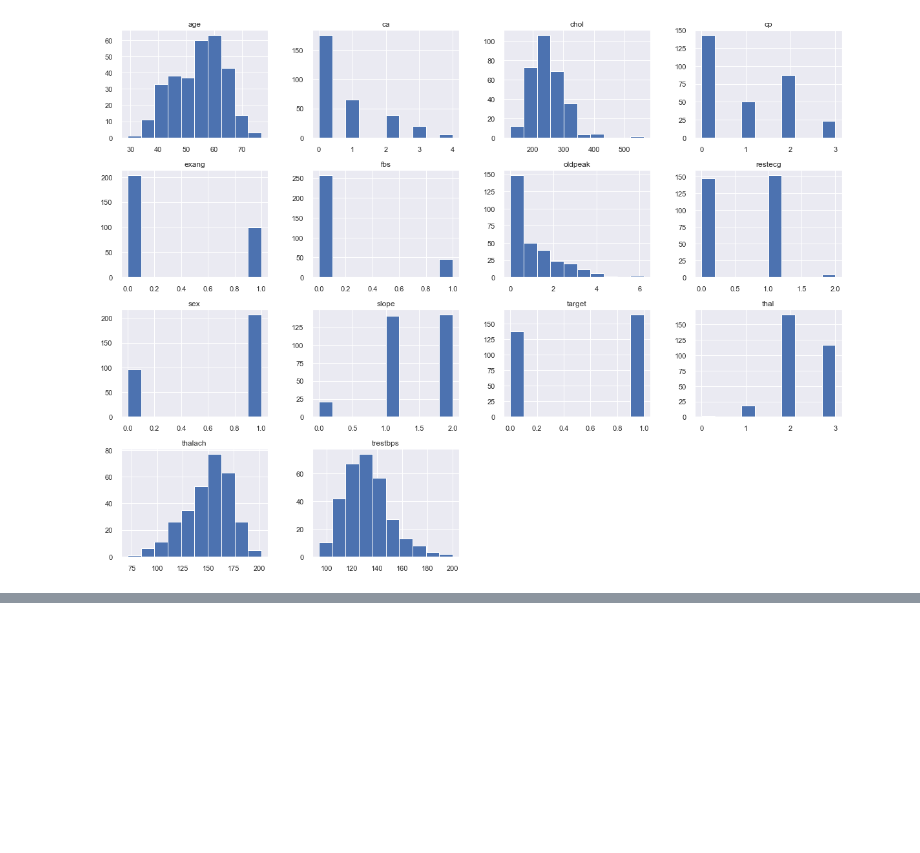
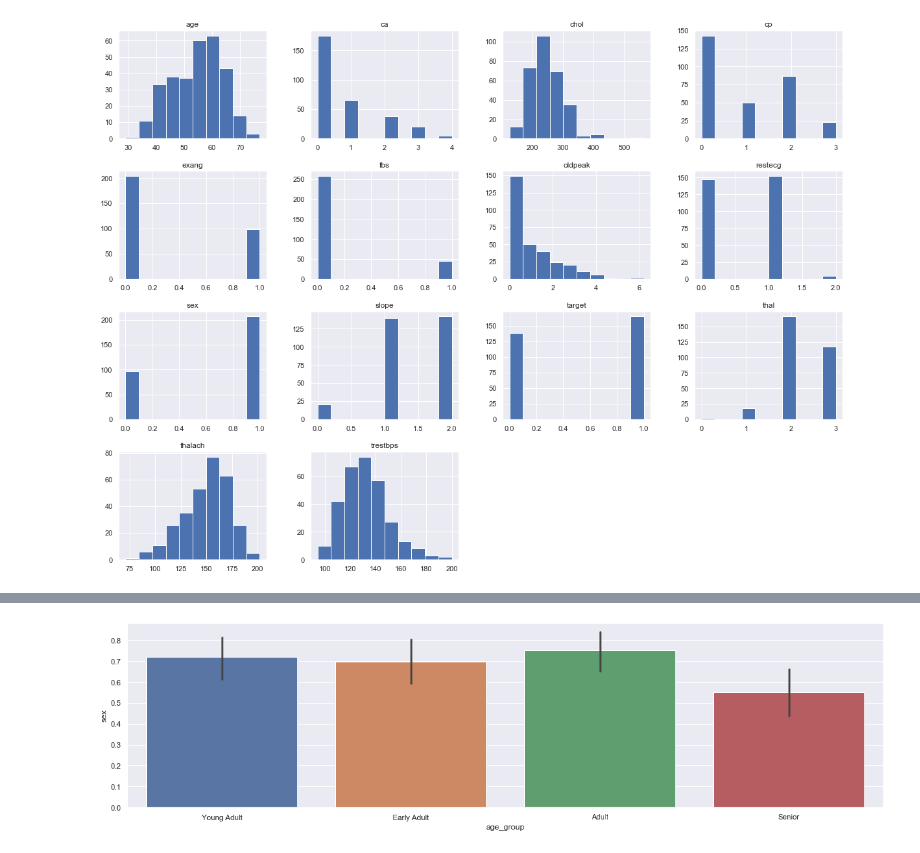
Before and after one commit to jahidkhandaker/HeartDiseasePrediction, a Jupyter notebook: MuhtasimMunem/EDA.ipynb, the cells around one changed output, grey strips where cells are left out. Cells and saved outputs as stored; diff of their text form; code cells hidden in the pictures; blank space fills up the shorter version.

```diff
--- a/MuhtasimMunem/EDA.ipynb
+++ b/MuhtasimMunem/EDA.ipynb
@@ -168,0 +174,10 @@ plt.show()
+# %%
+df['age']=df['age']
+bins=[29,47,55,61,77]
+labels=["Young Adult","Early Adult","Adult","Senior"]
+df['age_group']=pd.cut(df['age'],bins,labels=labels)
+fig=plt.figure(figsize=(20,5))
+sns.barplot(x='age_group',y='sex',data=df)
+plt.show()
+# %% [output]
+[figure, added]
```
Also changed, not shown: parts of 6 cells of this notebook.
